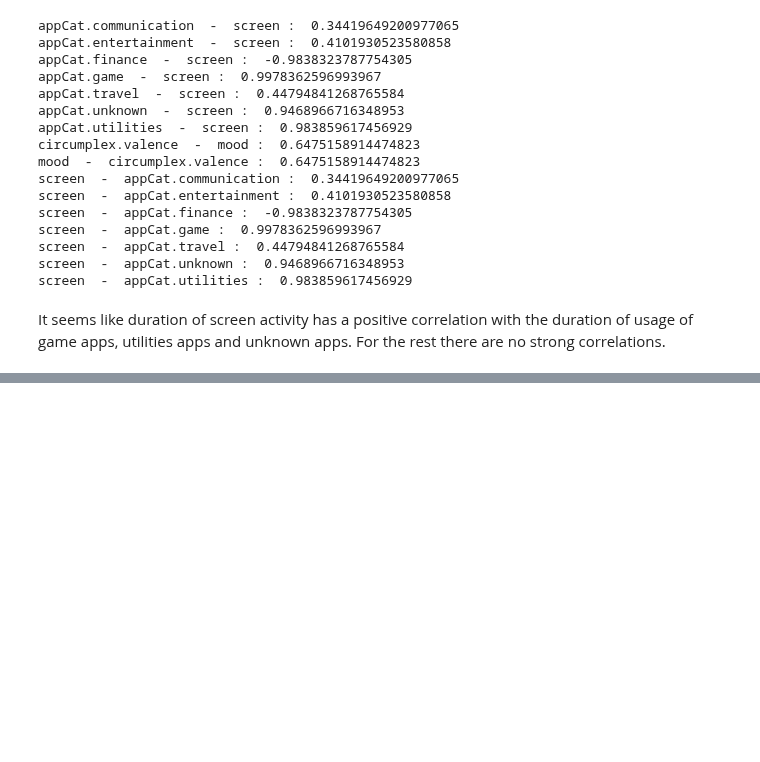
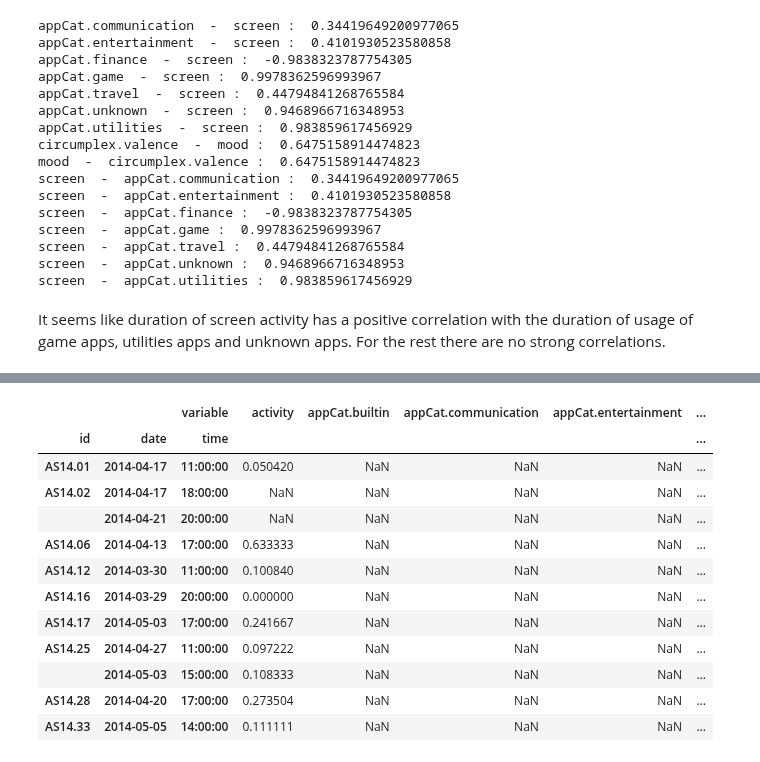
Before and after one commit to QST23/course_dmt, a Jupyter notebook: ass1/data_preparation.ipynb, the cells around one changed output, grey strips where cells are left out. Drawn from its saved outputs; the diff is of its cells as text; code cells hidden in the pictures; blank space fills up the shorter version.

```diff
--- a/ass1/data_preparation.ipynb
+++ b/ass1/data_preparation.ipynb
@@ -150,0 +261,17 @@ plt.show()
+# %%
+#find values for mood greater than 10
+df[df['mood'] > 10]
+# %% [output]
+|  |  | variable | activity | appCat.builtin | appCat.communication | appCat.entertainment | ... |
+| id | date | time |  |  |  |  | ... |
+| AS14.01 | 2014-04-17 | 11:00:00 | 0.050420 | NaN | NaN | NaN | ... |
+| AS14.02 | 2014-04-17 | 18:00:00 | NaN | NaN | NaN | NaN | ... |
+|  | 2014-04-21 | 20:00:00 | NaN | NaN | NaN | NaN | ... |
+| AS14.06 | 2014-04-13 | 17:00:00 | 0.633333 | NaN | NaN | NaN | ... |
+| AS14.12 | 2014-03-30 | 11:00:00 | 0.100840 | NaN | NaN | NaN | ... |
+| AS14.16 | 2014-03-29 | 20:00:00 | 0.000000 | NaN | NaN | NaN | ... |
+| AS14.17 | 2014-05-03 | 17:00:00 | 0.241667 | NaN | NaN | NaN | ... |
+| AS14.25 | 2014-04-27 | 11:00:00 | 0.097222 | NaN | NaN | NaN | ... |
+|  | 2014-05-03 | 15:00:00 | 0.108333 | NaN | NaN | NaN | ... |
+| AS14.28 | 2014-04-20 | 17:00:00 | 0.273504 | NaN | NaN | NaN | ... |
+| AS14.33 | 2014-05-05 | 14:00:00 | 0.111111 | NaN | NaN | NaN | ... |
```
Also changed, not shown: parts of 7 cells of this notebook, 1 other file.
